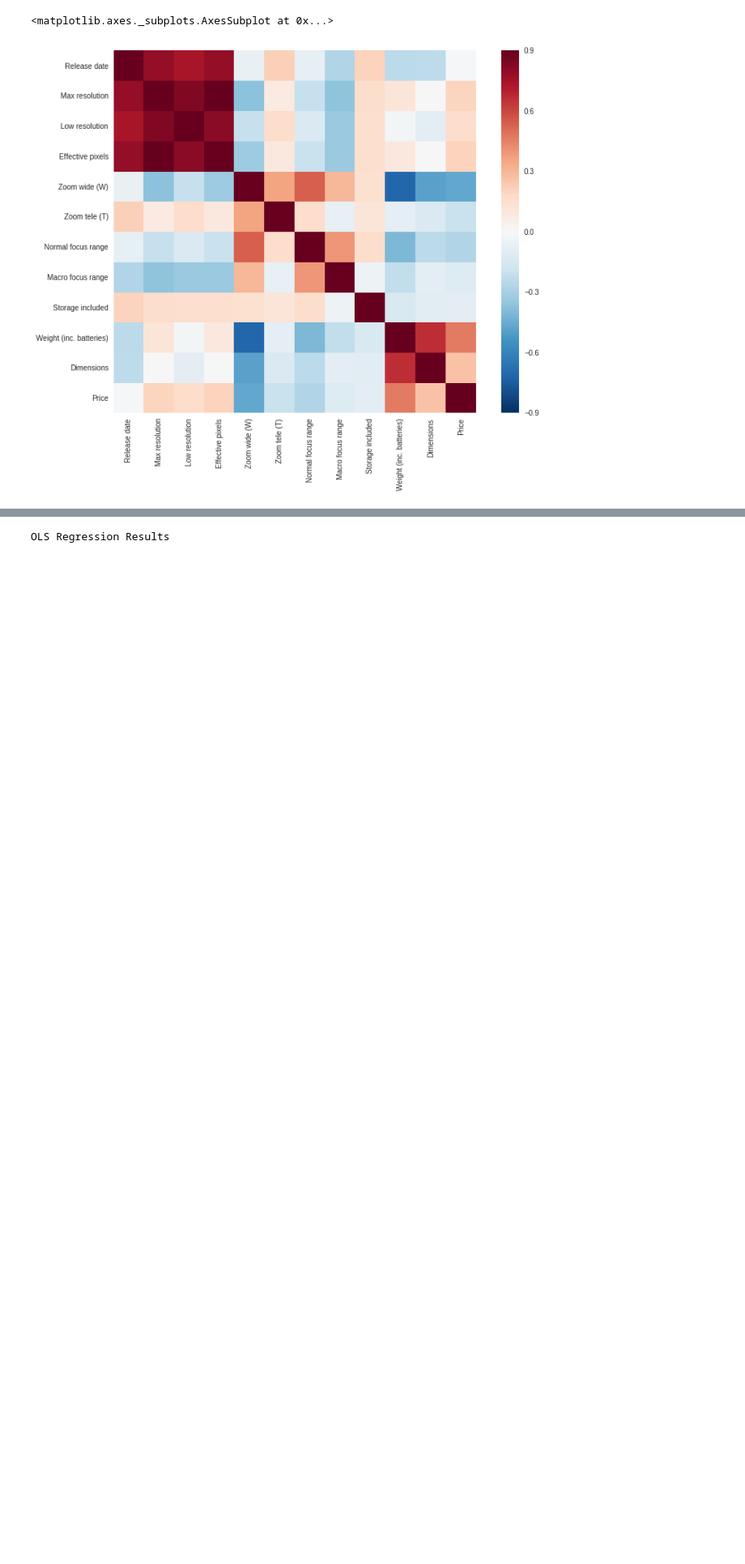
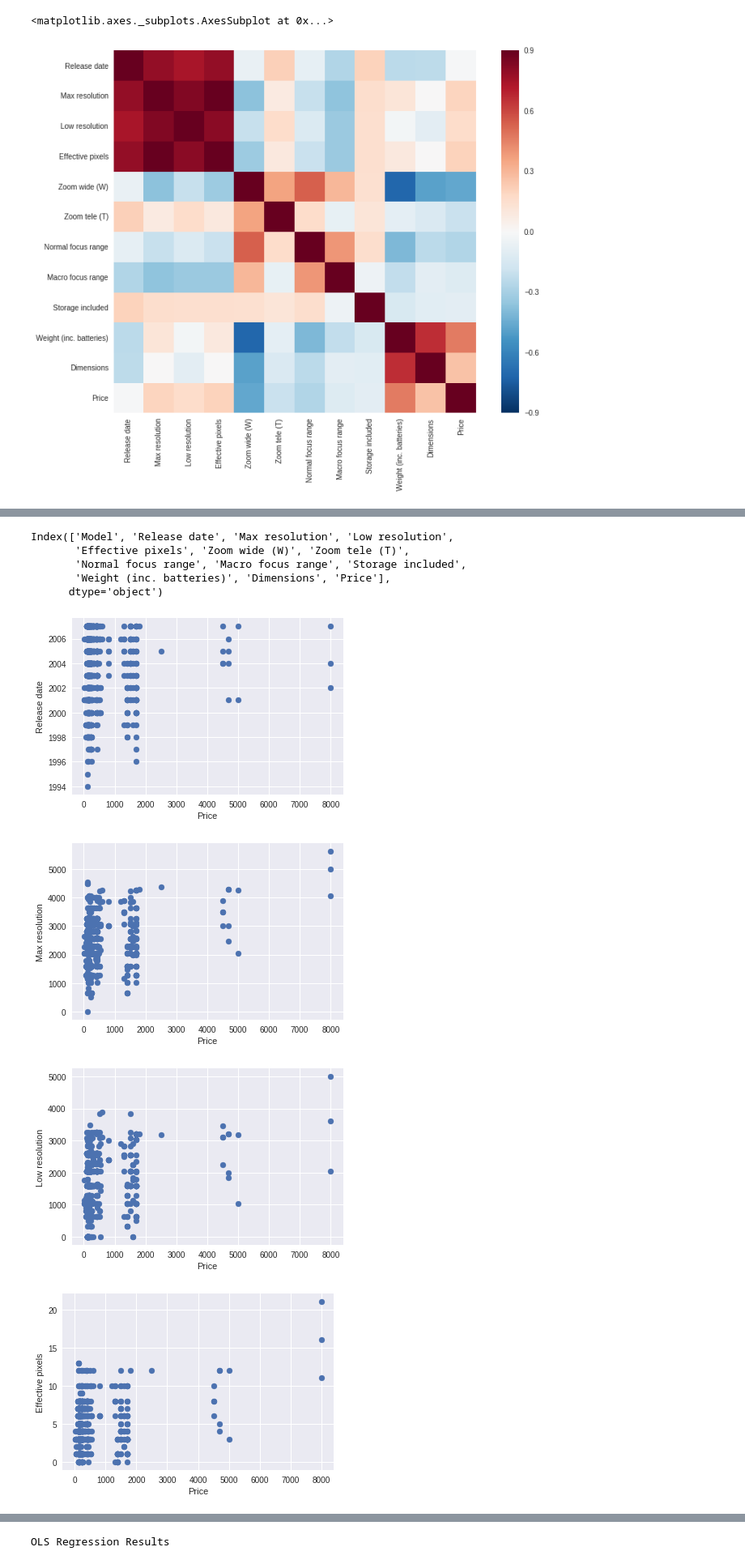
Before and after one commit to mainak24/Regression-2, a Jupyter notebook: Linear_1_camera.ipynb, the cells around one changed output, grey strips where cells are left out. Shown at 81% size. Cells and saved outputs as stored; diff of their text form; code cells hidden in the pictures; blank space fills up the shorter version.

```diff
--- a/Linear_1_camera.ipynb
+++ b/Linear_1_camera.ipynb
@@ -502,0 +506,19 @@ sns.heatmap(corrmat, vmax=.9, square=True)
+# %%
+df.columns
+# %% [output]
+Index(['Model', 'Release date', 'Max resolution', 'Low resolution',
+       'Effective pixels', 'Zoom wide (W)', 'Zoom tele (T)',
+       'Normal focus range', 'Macro focus range', 'Storage included',
+       'Weight (inc. batteries)', 'Dimensions', 'Price'],
+      dtype='object')
+# %%
+for i in df.columns[1:-1]:
+    plt.scatter(df.Price,df[i])
+    plt.xlabel("Price")
+    plt.ylabel(i)
+    plt.show()
+# %% [output]
+[figure, added]
+[figure, added]
+[figure, added]
+[figure, added]
```
Also changed, not shown: parts of 27 cells of this notebook.
